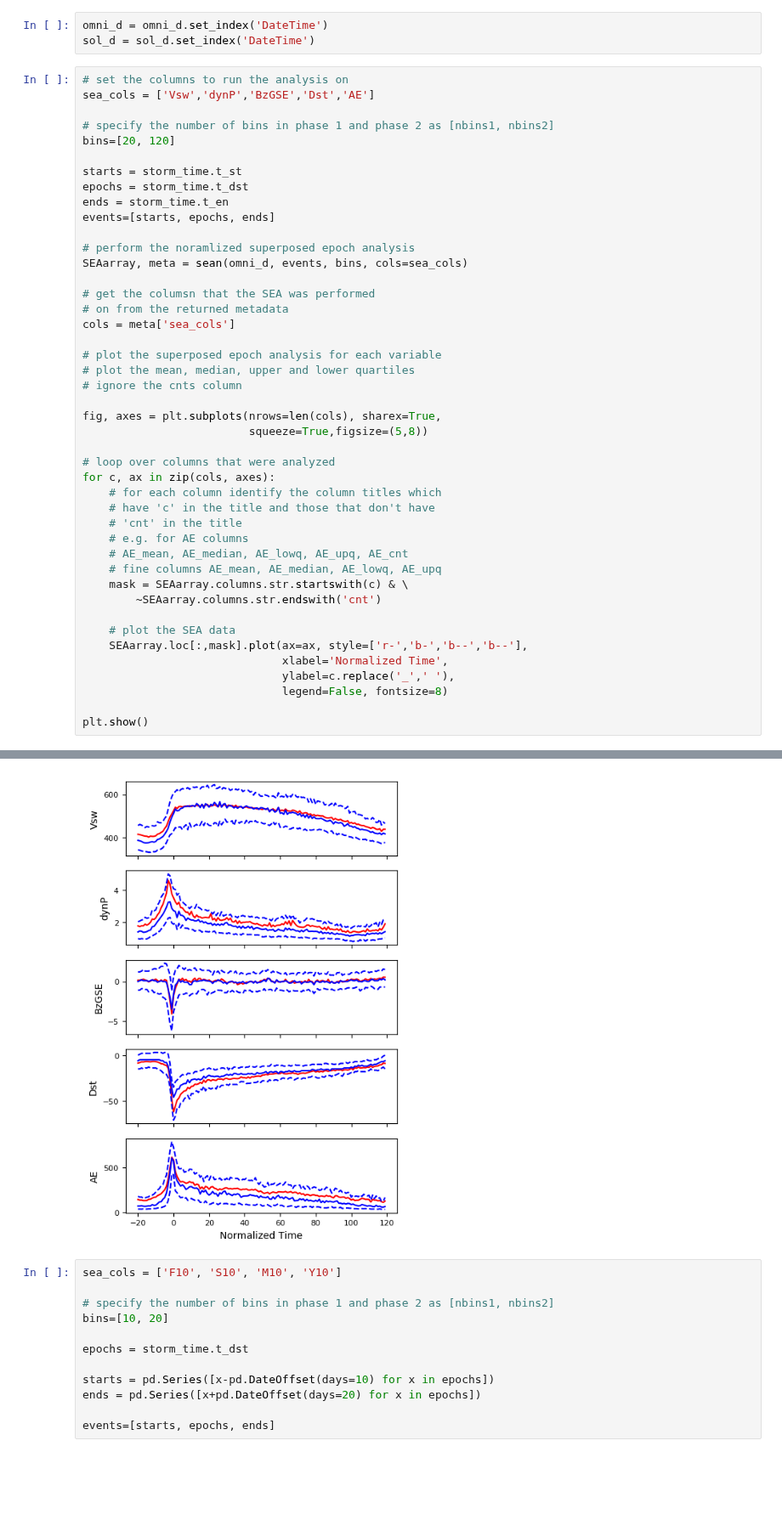
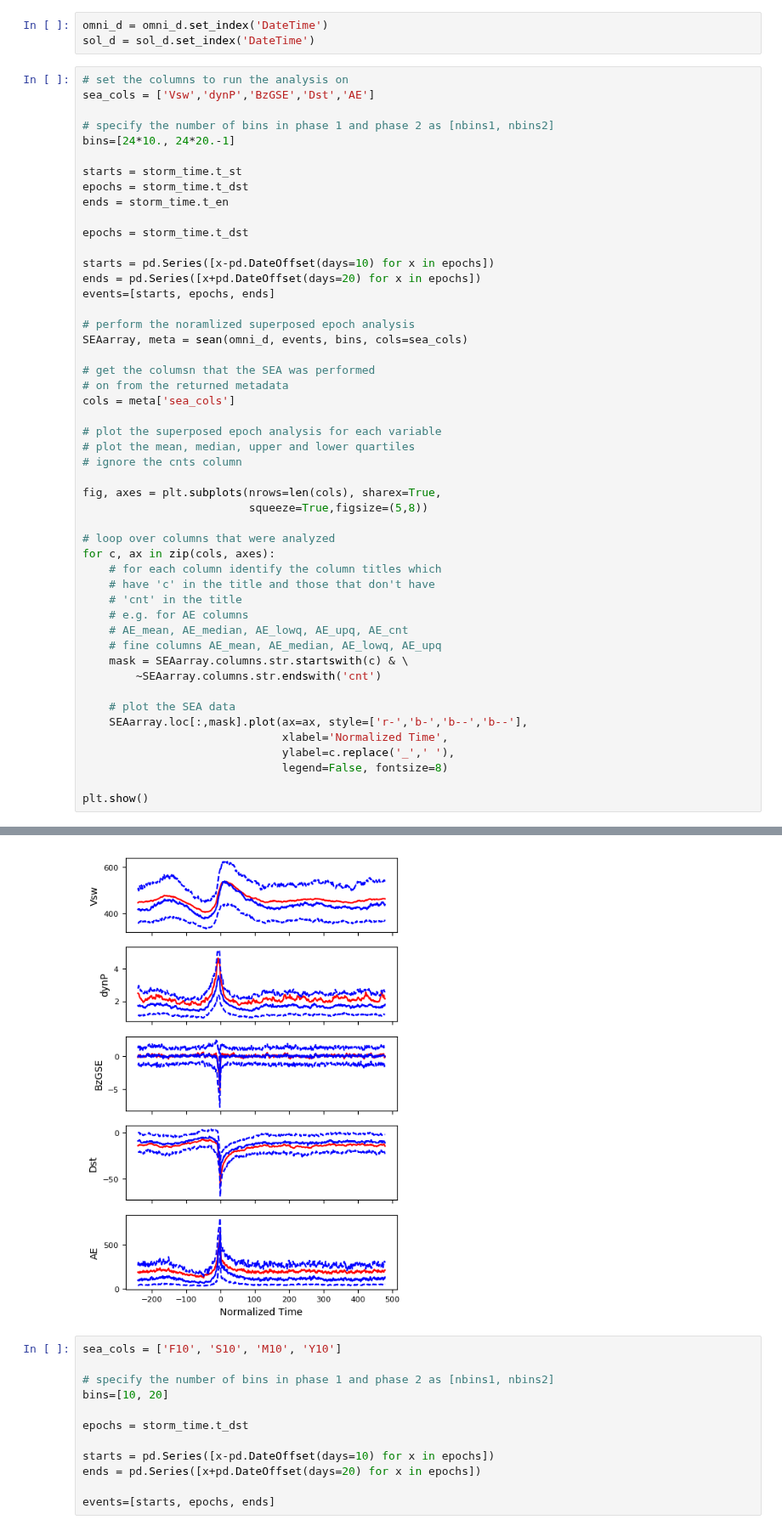
Before and after one commit to kylermurphy/SatDrag, a Jupyter notebook: Notebooks/SEA_storms.ipynb, the cells around one changed output, grey strips where cells are left out. Shown at 85% size. Saved outputs shown, nothing was run; the diff lists cells and outputs as text; blank space fills up the shorter version.

```diff
--- a/Notebooks/SEA_storms.ipynb
+++ b/Notebooks/SEA_storms.ipynb
@@ -198,11 +198,16 @@ sol_d = sol_d.set_index('DateTime')
 sea_cols = ['Vsw','dynP','BzGSE','Dst','AE']
 
 # specify the number of bins in phase 1 and phase 2 as [nbins1, nbins2]
-bins=[20, 120]
+bins=[24*10., 24*20.-1]
 
 starts = storm_time.t_st
 epochs = storm_time.t_dst
 ends = storm_time.t_en
+
+epochs = storm_time.t_dst
+
+starts = pd.Series([x-pd.DateOffset(days=10) for x in epochs])
+ends = pd.Series([x+pd.DateOffset(days=20) for x in epochs])
 events=[starts, epochs, ends]
 
 # perform the noramlized superposed epoch analysis
@@ -233,34 +238,34 @@ for c, ax in zip(cols, axes):
     # plot the SEA data
     SEAarray.loc[:,mask].plot(ax=ax, style=['r-','b-','b--','b--'],
                               xlabel='Normalized Time',
                               ylabel=c.replace('_',' '),
                               legend=False, fontsize=8)
 
 plt.show()
 # %% [output]
 There is no data for event 318
 There is no data for event 319
 There is no data for event 320
 There is no data for event 321
 There is no data for event 322
 There is no data for event 323
 There is no data for event 324
 There is no data for event 325
 There is no data for event 326
 There is no data for event 327
 There is no data for event 328
 There is no data for event 329
 ... (11 lines left out)
 There is no data for event 341
 There is no data for event 342
 There is no data for event 343
 There is no data for event 344
 <matplotlib.axes._subplots.AxesSubplot at 0x...>
 <matplotlib.axes._subplots.AxesSubplot at 0x...>
 <matplotlib.axes._subplots.AxesSubplot at 0x...>
 <matplotlib.axes._subplots.AxesSubplot at 0x...>
 <matplotlib.axes._subplots.AxesSubplot at 0x...>
-[figure, old version]
+[figure, new version]
 # %%
 sea_cols = ['F10', 'S10', 'M10', 'Y10']
 
```
Also changed, not shown: 2 other files.
